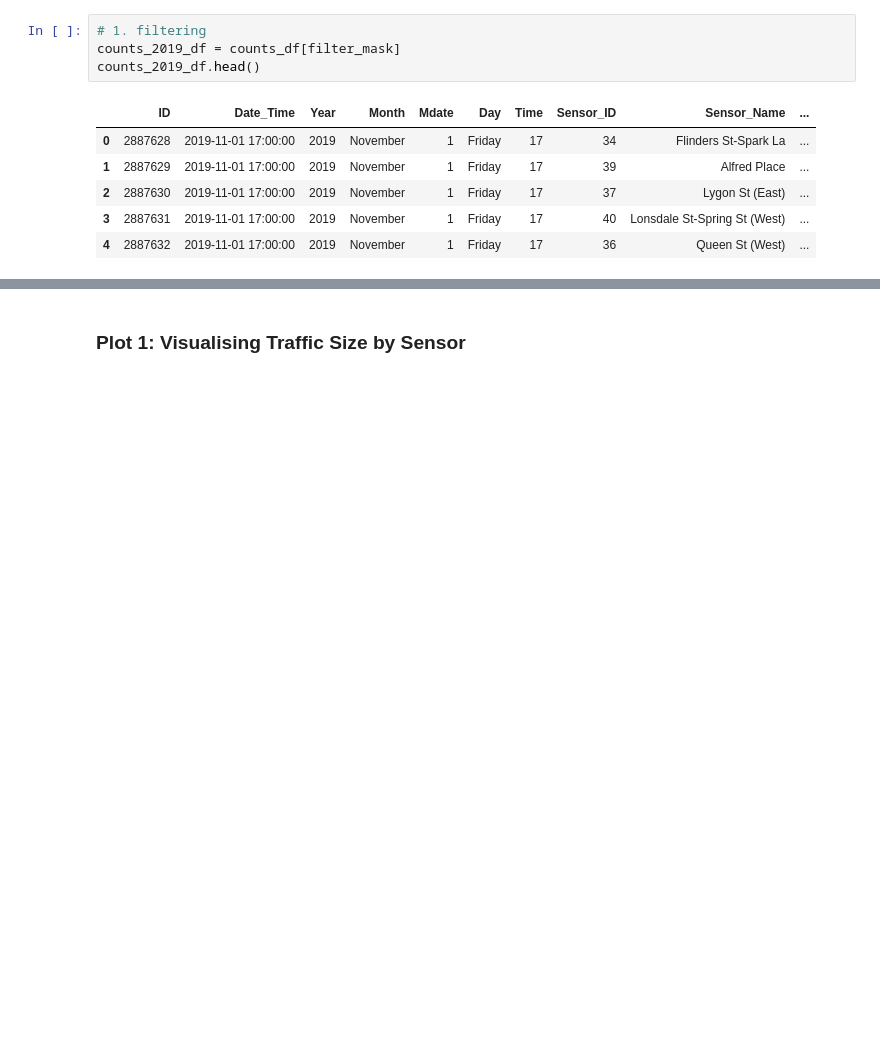
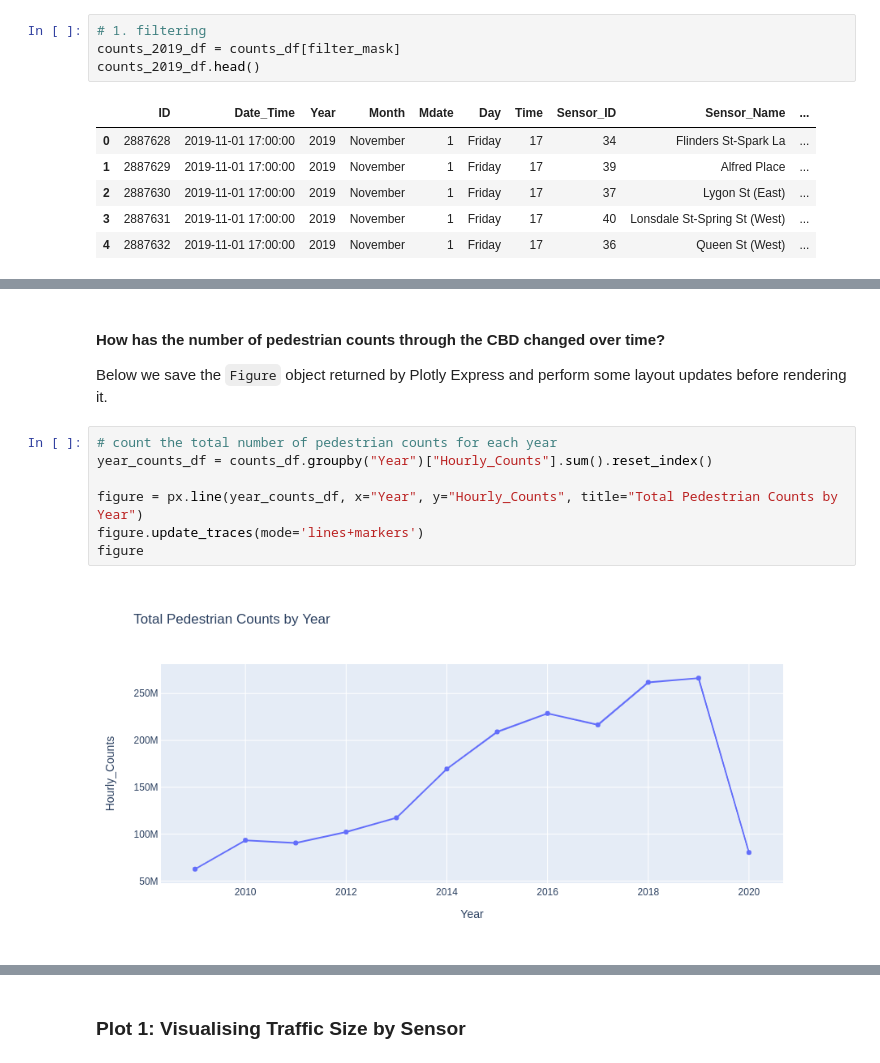
Before and after one commit to ned2/melbviz, a Jupyter notebook: workshop/workshop.ipynb, the cells around one changed output, grey strips where cells are left out. Drawn from its saved outputs; the diff is of its cells as text; blank space fills up the shorter version.

```diff
--- a/workshop/workshop.ipynb
+++ b/workshop/workshop.ipynb
@@ -379,0 +394,13 @@ make plot_months func with year param
+# %% [markdown]
+#### How has the number of pedestrian counts through the CBD changed over time?
+
+Below we save the `Figure` object returned by Plotly Express and perform some layout updates before rendering it.
+# %%
+# count the total number of pedestrian counts for each year
+year_counts_df = counts_df.groupby("Year")["Hourly_Counts"].sum().reset_index()
+
+figure = px.line(year_counts_df, x="Year", y="Hourly_Counts", title="Total Pedestrian Counts by Year")
+figure.update_traces(mode='lines+markers')
+figure
+# %% [output]
+[figure, added]
```
Also changed, not shown: parts of 29 cells of this notebook, 1 other file.
